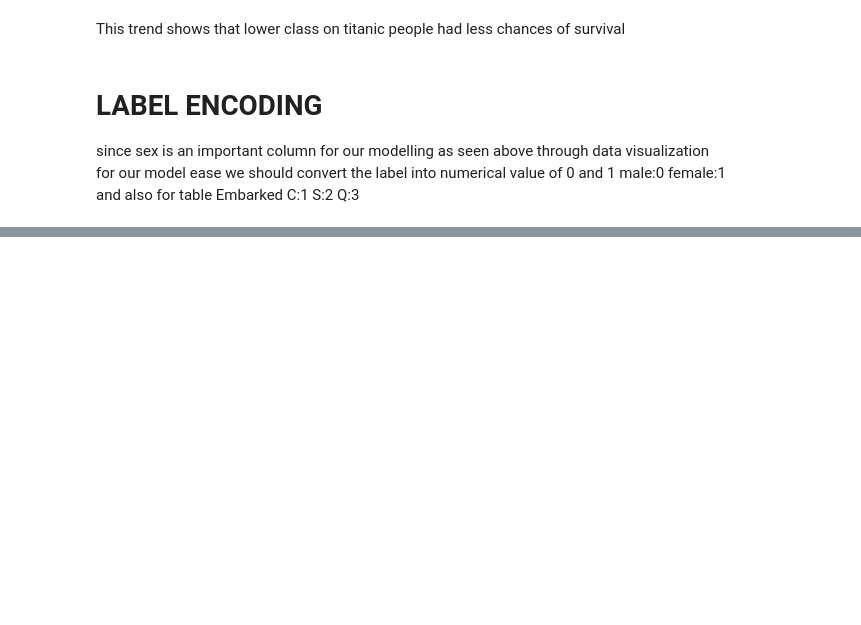
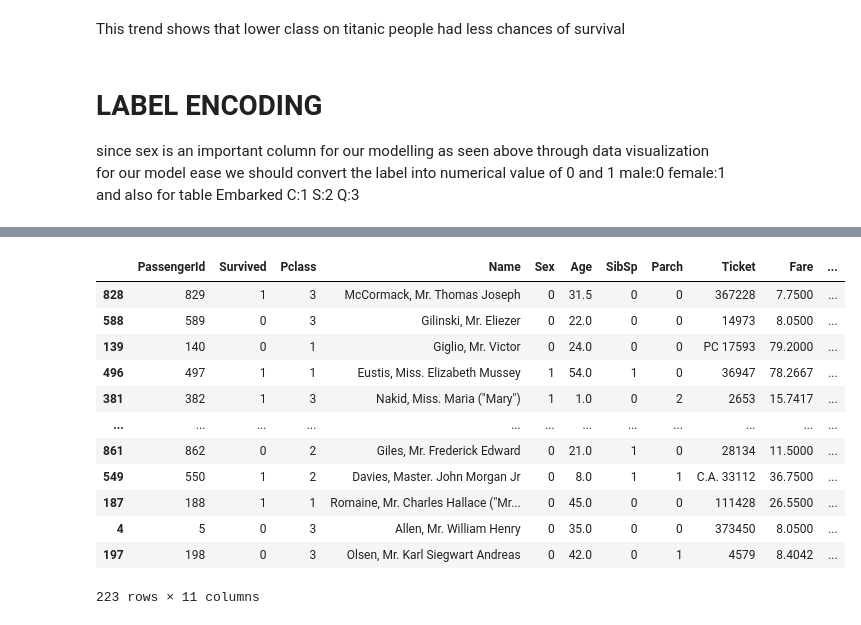
Before and after one commit to BawejaMoksh/Titanic_Survival_Prediction, a Jupyter notebook: Titanic.ipynb, the cells around one changed output, grey strips where cells are left out. Drawn from its saved outputs; the diff is of its cells as text; code cells hidden in the pictures; blank space fills up the shorter version.

```diff
--- a/Titanic.ipynb
+++ b/Titanic.ipynb
@@ -176,0 +199,16 @@ titanic_data.head()
+# %%
+t_test
+# %% [output]
+|  | PassengerId | Survived | Pclass | Name | Sex | Age | SibSp | Parch | Ticket | Fare | ... |
+| 828 | 829 | 1 | 3 | McCormack, Mr. Thomas Joseph | 0 | 31.5 | 0 | 0 | 367228 | 7.7500 | ... |
+| 588 | 589 | 0 | 3 | Gilinski, Mr. Eliezer | 0 | 22.0 | 0 | 0 | 14973 | 8.0500 | ... |
+| 139 | 140 | 0 | 1 | Giglio, Mr. Victor | 0 | 24.0 | 0 | 0 | PC 17593 | 79.2000 | ... |
+| 496 | 497 | 1 | 1 | Eustis, Miss. Elizabeth Mussey | 1 | 54.0 | 1 | 0 | 36947 | 78.2667 | ... |
+| 381 | 382 | 1 | 3 | Nakid, Miss. Maria ("Mary") | 1 | 1.0 | 0 | 2 | 2653 | 15.7417 | ... |
+| ... | ... | ... | ... | ... | ... | ... | ... | ... | ... | ... | ... |
+| 861 | 862 | 0 | 2 | Giles, Mr. Frederick Edward | 0 | 21.0 | 1 | 0 | 28134 | 11.5000 | ... |
+| 549 | 550 | 1 | 2 | Davies, Master. John Morgan Jr | 0 | 8.0 | 1 | 1 | C.A. 33112 | 36.7500 | ... |
+| 187 | 188 | 1 | 1 | Romaine, Mr. Charles Hallace ("Mr... | 0 | 45.0 | 0 | 0 | 111428 | 26.5500 | ... |
+| 4 | 5 | 0 | 3 | Allen, Mr. William Henry | 0 | 35.0 | 0 | 0 | 373450 | 8.0500 | ... |
+| 197 | 198 | 0 | 3 | Olsen, Mr. Karl Siegwart Andreas | 0 | 42.0 | 0 | 1 | 4579 | 8.4042 | ... |
+223 rows × 11 columns
```
Also changed, not shown: parts of 14 cells of this notebook.
